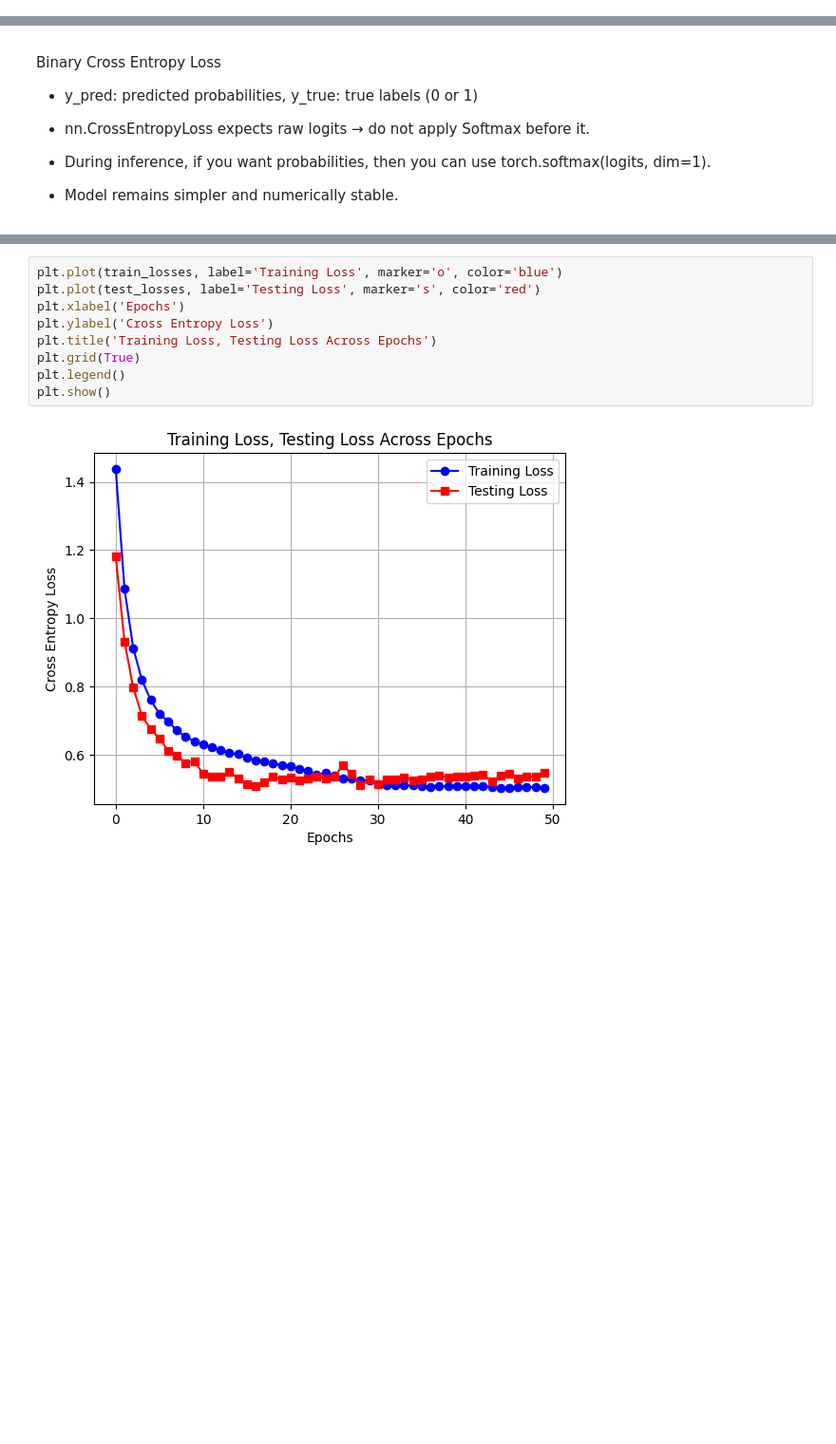
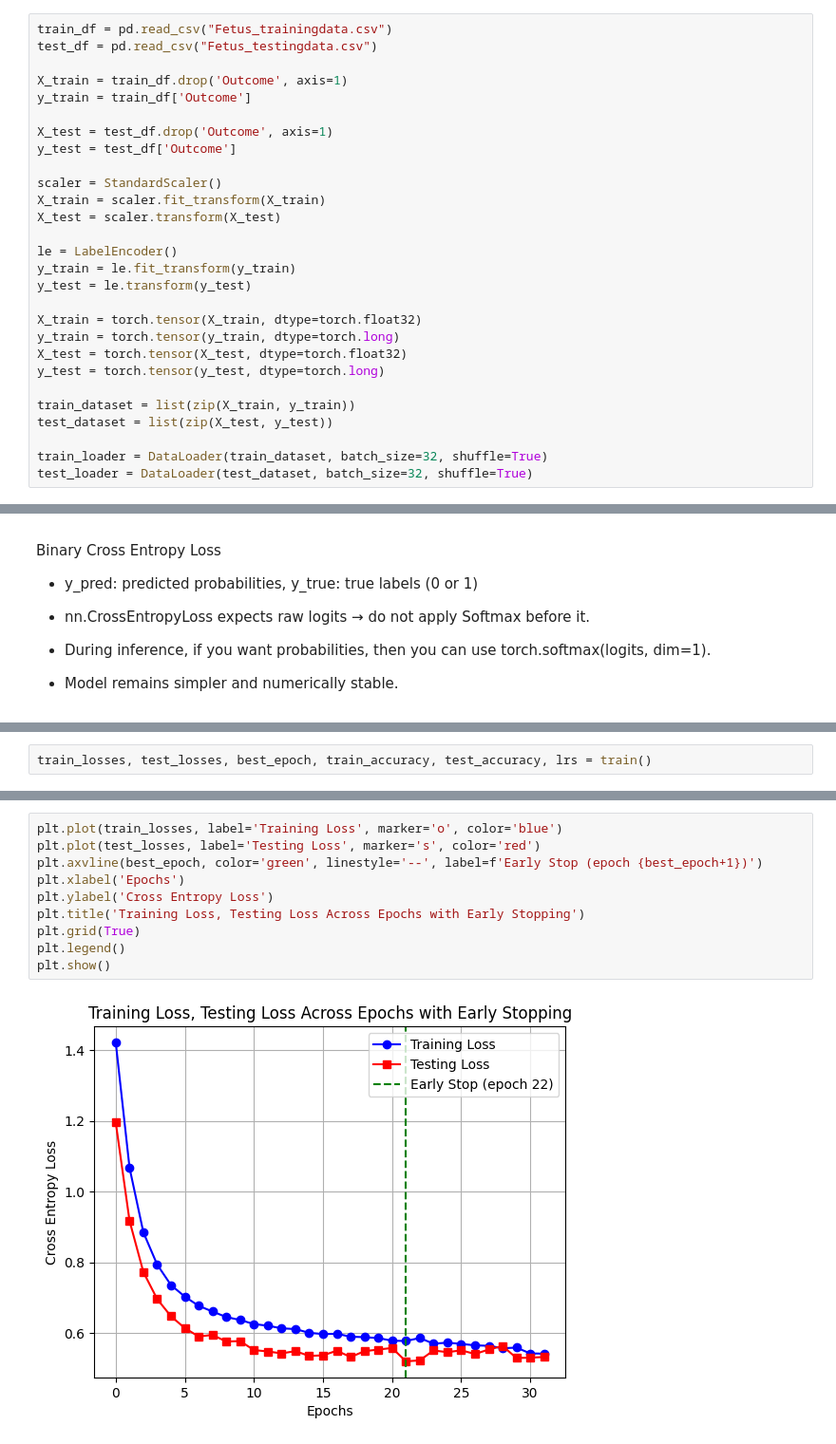
Before and after one commit to alyanifr/MLP_WOA7015, a Jupyter notebook: MLP.ipynb, the cells around one changed output, grey strips where cells are left out. Shown at 95% size. Cells and saved outputs as stored; diff of their text form; blank space fills up the shorter version.

```diff
--- a/MLP.ipynb
+++ b/MLP.ipynb
@@ -77,2 +29,30 @@ test_loader = DataLoader(test_dataset, batch_size=32, shuffle=True)
+# %%
+train_df = pd.read_csv("Fetus_trainingdata.csv")
+test_df = pd.read_csv("Fetus_testingdata.csv")
+
+X_train = train_df.drop('Outcome', axis=1)
+y_train = train_df['Outcome']
+
+X_test = test_df.drop('Outcome', axis=1)
+y_test = test_df['Outcome']
+
+scaler = StandardScaler()
+X_train = scaler.fit_transform(X_train)
+X_test = scaler.transform(X_test)
+
+le = LabelEncoder()
+y_train = le.fit_transform(y_train)
+y_test = le.transform(y_test)
+
+X_train = torch.tensor(X_train, dtype=torch.float32)
+y_train = torch.tensor(y_train, dtype=torch.long)
+X_test = torch.tensor(X_test, dtype=torch.float32)
+y_test = torch.tensor(y_test, dtype=torch.long)
+
+train_dataset = list(zip(X_train, y_train))
+test_dataset = list(zip(X_test, y_test))
+
+train_loader = DataLoader(train_dataset, batch_size=32, shuffle=True)
+test_loader = DataLoader(test_dataset, batch_size=32, shuffle=True)
 # %% [markdown]
 ### Preparing MLP
@@ -218,0 +201,2 @@ Epoch [50/50] Training Loss: 0.5030 | Training Accuracy: 73.99% | Testing Loss:
+# %%
+train_losses, test_losses, best_epoch, train_accuracy, test_accuracy, lrs = train()
@@ -230,14 +234,15 @@ plt.show()
 # %%
 plt.plot(train_losses, label='Training Loss', marker='o', color='blue')
 plt.plot(test_losses, label='Testing Loss', marker='s', color='red')
+plt.axvline(best_epoch, color='green', linestyle='--', label=f'Early Stop (epoch {best_epoch+1})')
 plt.xlabel('Epochs')
 plt.ylabel('Cross Entropy Loss')
-plt.title('Training Loss, Testing Loss Across Epochs')
+plt.title('Training Loss, Testing Loss Across Epochs with Early Stopping')
 plt.grid(True)
 plt.legend()
 plt.show()
 # %% [output]
-[figure, old version]
+[figure, new version]
 # %%
 plt.plot(train_accuracy, label='Training Accuracy', marker='o', color='blue')
 plt.plot(test_accuracy, label='Testing Accuracy', marker='s', color='red')
```
Also changed, not shown: parts of 24 cells of this notebook, 1 other file.
